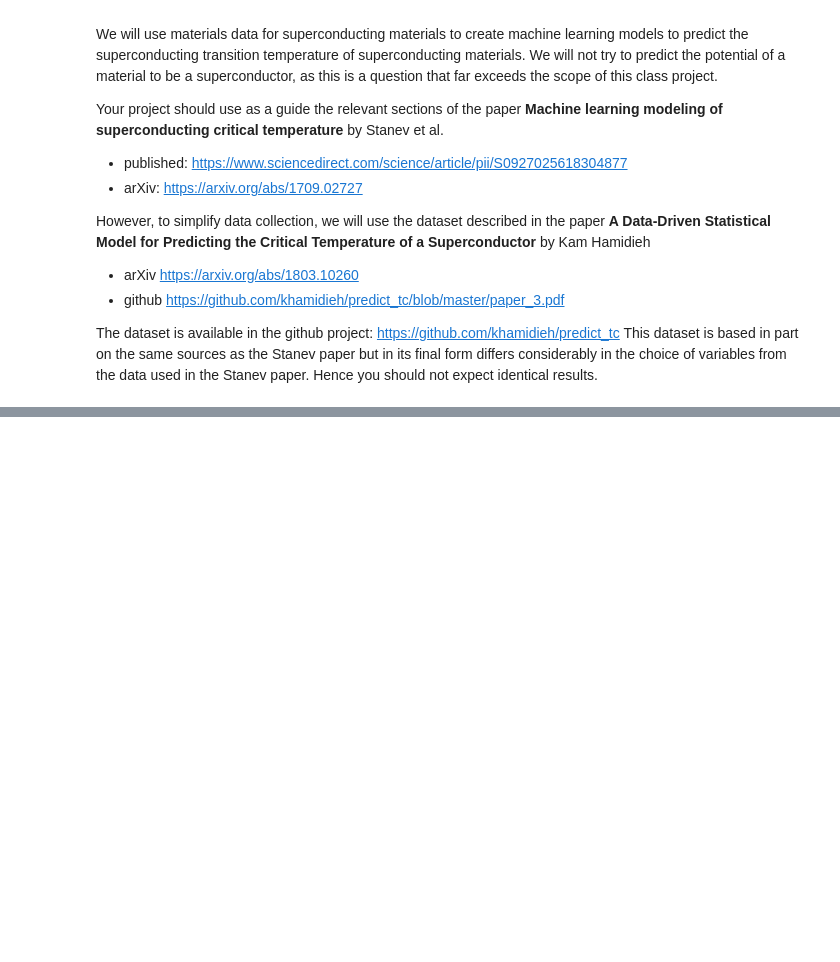
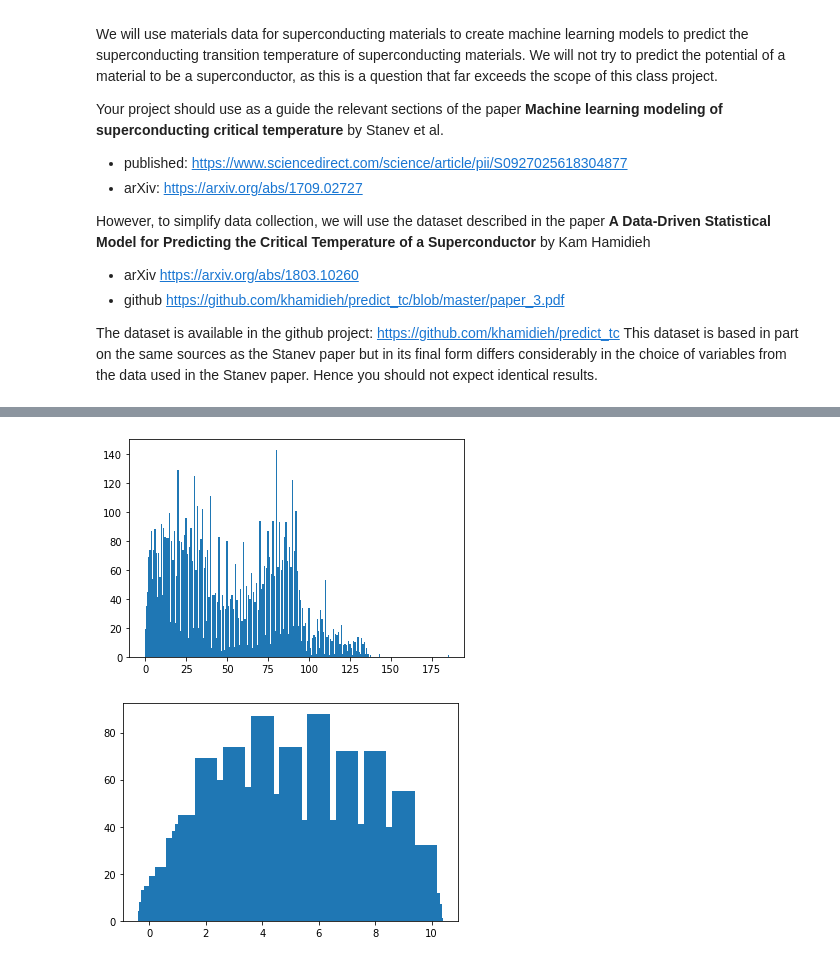
Before and after one commit to teoyi/scientific-computing-archive, a Jupyter notebook: sci-comp-II/Week-3/sc-part1.ipynb, the cells around one changed output, grey strips where cells are left out. Drawn from its saved outputs; the diff is of its cells as text; code cells hidden in the pictures; blank space fills up the shorter version.

Commit message:
Attempted super conductor plotting, failed to make bar plot

```diff
--- a/sci-comp-II/Week-3/sc-part1.ipynb
+++ b/sci-comp-II/Week-3/sc-part1.ipynb
@@ -110,0 +137,36 @@ Visualization and exploration of data
+# %%
+## Creating plots
+tc = df_t['critical_temp']
+#print(tc)
+tc_d = {} # Dictionary to hold count for each value of critical temp
+tcL10 = {} # Dicitonary to hold count for each value < 10K
+
+for n in np.arange(0, tc.shape[0]):
+    if tc[n] in tc_d:
+        tc_d[tc[n]] += 1
+    else:
+        tc_d[tc[n]] = 1
+#print(tc_d)
+
+for n in np.arange(0, tc.shape[0]):
+    if tc[n] < 10:
+        if tc[n] in tcL10:
+            tcL10[tc[n]] += 1
+        else:
+            tcL10[tc[n]] = 1
+    else:
+        pass
+#print(tcL10)
+plt.figure()
+list_d = sorted(tc_d.items()) # sorted by key, return a list of tuples
+x, y = zip(*list_d) # unpack a list of pairs into two tuples
+plt.bar(x, y)
+plt.figure()
+list_L10 = sorted(tcL10.items())
+x2, y2 = zip(*list_L10)
+plt.bar(x2, y2)
+
+plt.show()
+# %% [output]
+[figure, added]
+[figure, added]
```
Also changed, not shown: parts of 12 cells of this notebook.
